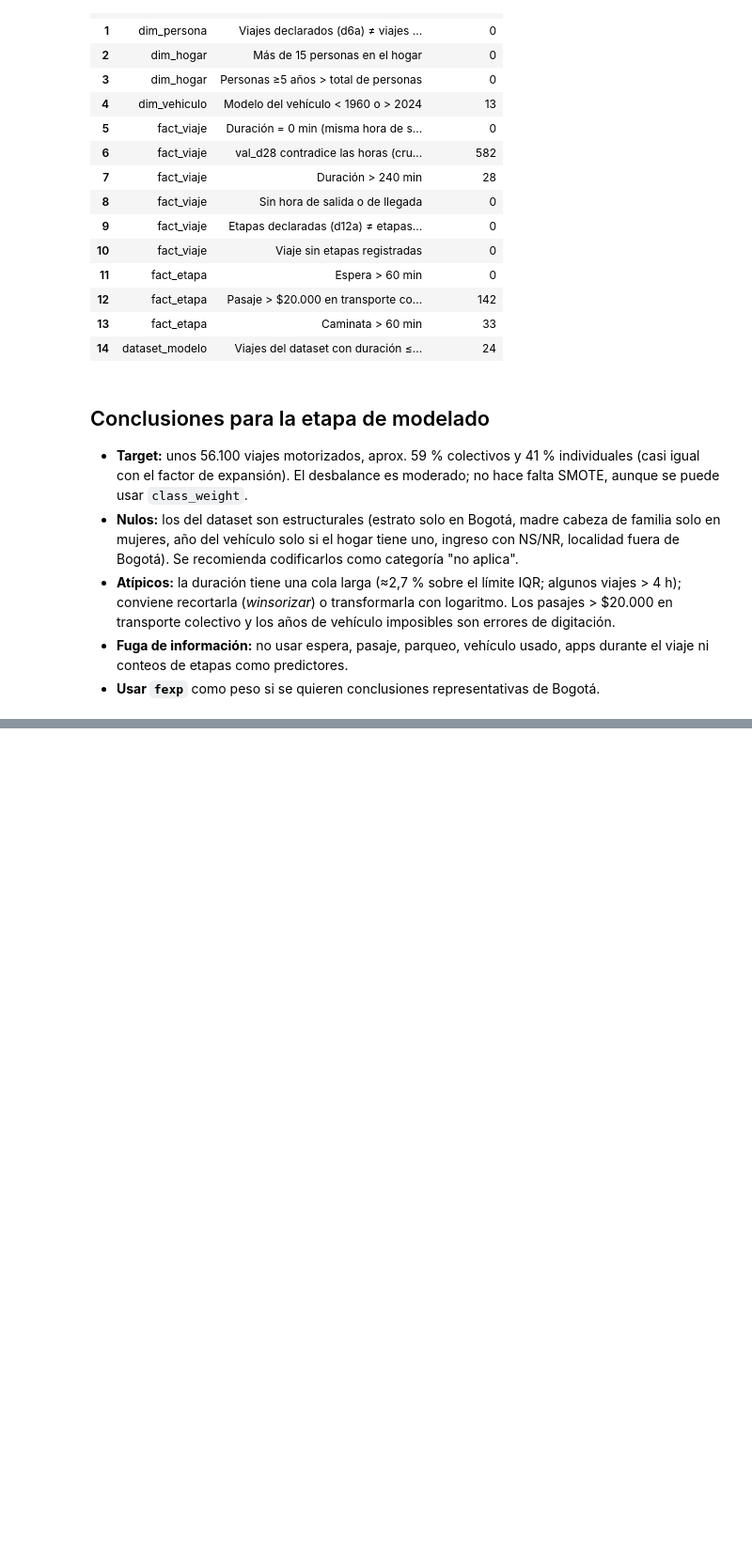
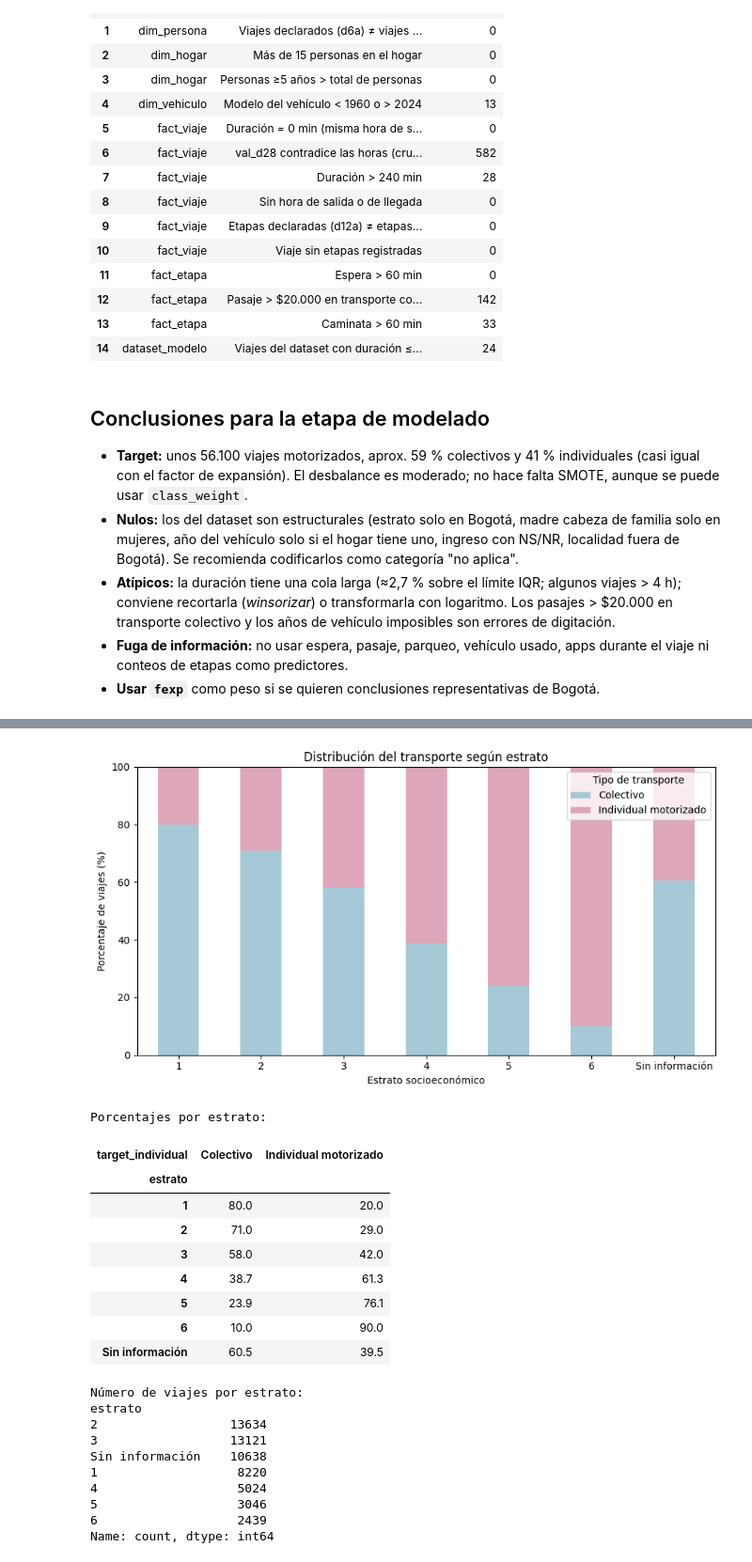
Before and after one commit to sara-munoz-5/analitica-movilidad-bogota, a Jupyter notebook: entrega_1.ipynb, the cells around one changed output, grey strips where cells are left out. Shown at 94% size. Saved outputs shown, nothing was run; the diff lists cells and outputs as text; code cells hidden in the pictures; blank space fills up the shorter version.

```diff
--- a/entrega_1.ipynb
+++ b/entrega_1.ipynb
@@ -756,0 +1081,77 @@ reglas
+# %%
+# 6.1 Elección del transporte según estrato
+
+import pandas as pd
+import matplotlib.pyplot as plt
+
+# Crear copia para el análisis
+eda_estrato = ds_limpio[
+    ["estrato", "target_individual"]
+].copy()
+
+# Conservar los valores faltantes como categoría visible
+eda_estrato["estrato"] = (
+    eda_estrato["estrato"]
+    .map(lambda x: str(int(x)) if pd.notna(x) else "Sin información")
+)
+
+# Calcular porcentajes dentro de cada estrato
+tabla_estrato = pd.crosstab(
+    eda_estrato["estrato"],
+    eda_estrato["target_individual"],
+    normalize="index"
+) * 100
+
+tabla_estrato = tabla_estrato.reindex(
+    ["1", "2", "3", "4", "5", "6", "Sin información"]
+)
+
+tabla_estrato = tabla_estrato.rename(
+    columns={0.0: "Colectivo", 1.0: "Individual motorizado"}
+)
+
+# Gráfica
+ax = tabla_estrato.plot(
+    kind="bar",
+    stacked=True,
+    figsize=(9, 5),
+    color=["#A5C9D6", "#DDA6BB"]
+)
+
+ax.set_title("Distribución del transporte según estrato")
+ax.set_xlabel("Estrato socioeconómico")
+ax.set_ylabel("Porcentaje de viajes (%)")
+ax.legend(title="Tipo de transporte")
+ax.set_ylim(0, 100)
+
+plt.xticks(rotation=0)
+plt.tight_layout()
+plt.show()
+
+print("Porcentajes por estrato:")
+display(tabla_estrato.round(1))
+
+print("\nNúmero de viajes por estrato:")
+print(eda_estrato["estrato"].value_counts())
+# %% [output]
+[figure, added]
+Porcentajes por estrato:
+| target_individual | Colectivo | Individual motorizado |
+| estrato |  |  |
+| 1 | 80.0 | 20.0 |
+| 2 | 71.0 | 29.0 |
+| 3 | 58.0 | 42.0 |
+| 4 | 38.7 | 61.3 |
+| 5 | 23.9 | 76.1 |
+| 6 | 10.0 | 90.0 |
+| Sin información | 60.5 | 39.5 |
+Número de viajes por estrato:
+estrato
+2                  13634
+3                  13121
+Sin información    10638
+1                   8220
+4                   5024
+5                   3046
+6                   2439
+Name: count, dtype: int64
```
Also changed, not shown: parts of 21 cells of this notebook.
